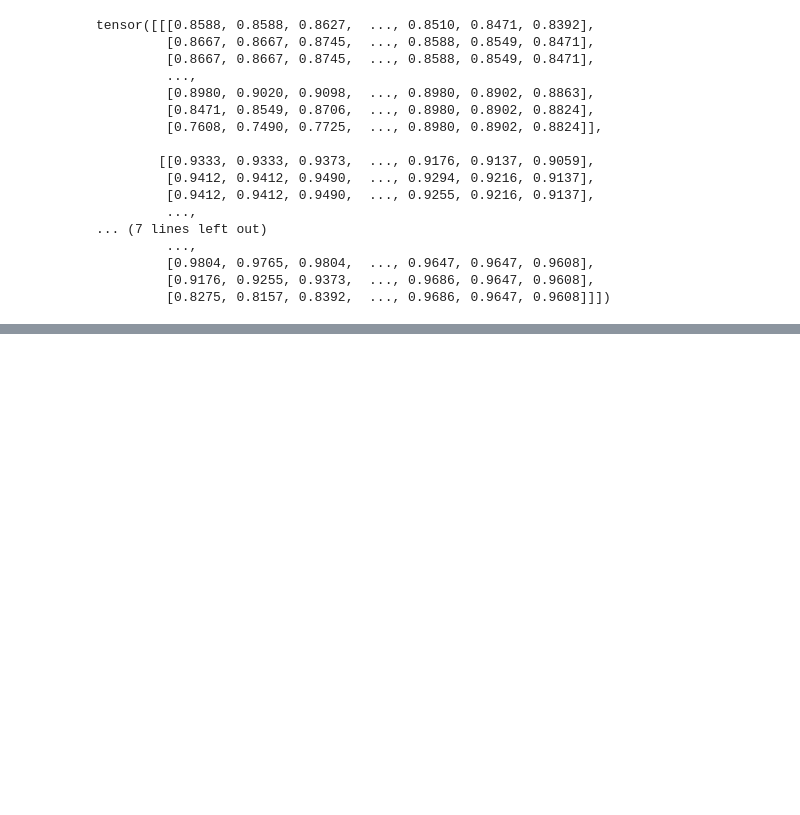
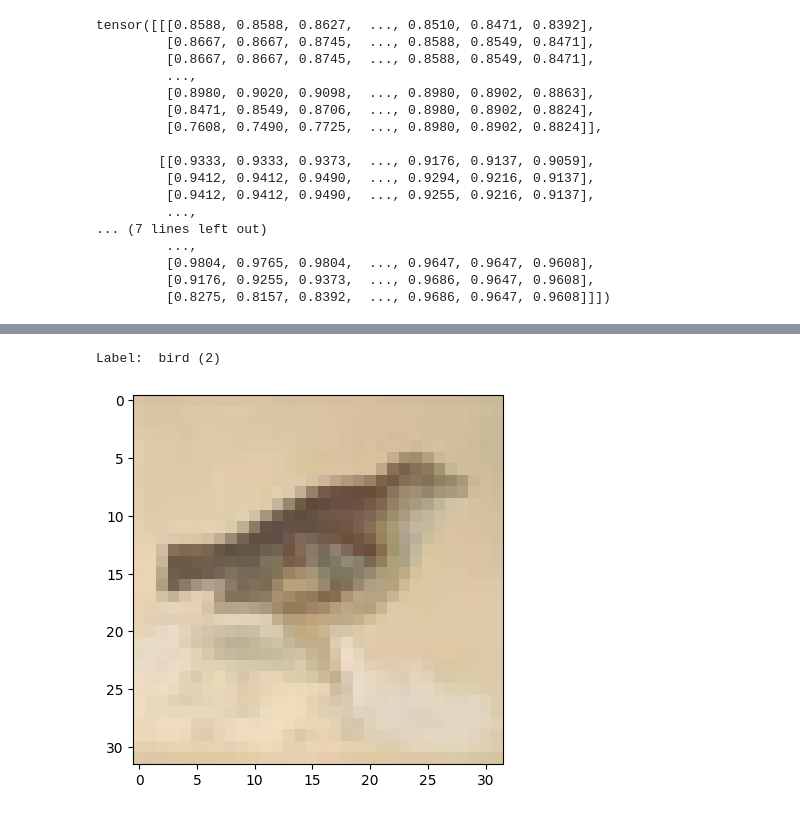
Before and after one commit to TadieB/pytorch-collab, a Jupyter notebook: DeepCNN.ipynb, the cells around one changed output, grey strips where cells are left out. Cells and saved outputs as stored; diff of their text form; code cells hidden in the pictures; blank space fills up the shorter version.

```diff
--- a/DeepCNN.ipynb
+++ b/DeepCNN.ipynb
@@ -97,0 +154,5 @@ tensor([[[0.8588, 0.8588, 0.8627,  ..., 0.8510, 0.8471, 0.8392],
+# %%
+show_example(*dataset[10099])
+# %% [output]
+Label:  bird (2)
+[figure, added]
```
Also changed, not shown: parts of 7 cells of this notebook.
